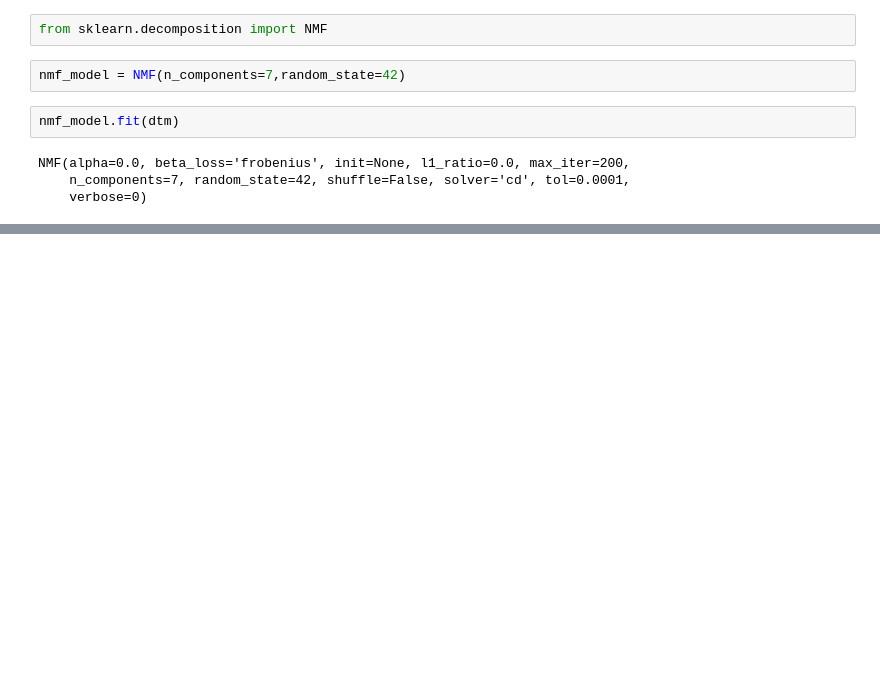
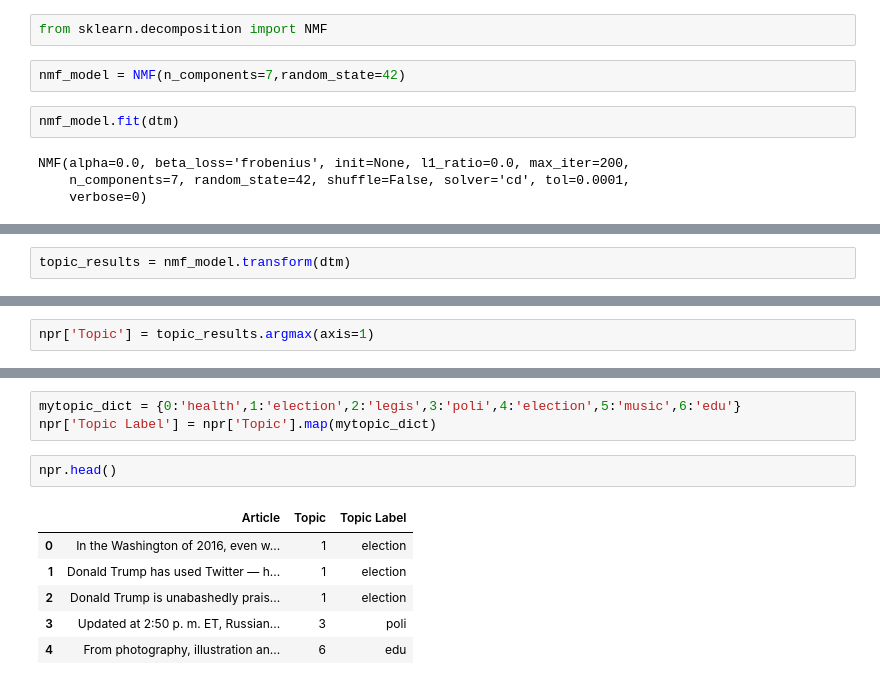
Before and after one commit to Ashishkhurana01/NLP, a Jupyter notebook: NLP.ipynb, the cells around one changed output, grey strips where cells are left out. Drawn from its saved outputs; the diff is of its cells as text; blank space fills up the shorter version.

```diff
--- a/NLP.ipynb
+++ b/NLP.ipynb
@@ -1689,0 +1717,2 @@ NMF(alpha=0.0, beta_loss='frobenius', init=None, l1_ratio=0.0, max_iter=200,
+# %%
+topic_results = nmf_model.transform(dtm)
@@ -1689,0 +1723,2 @@ NMF(alpha=0.0, beta_loss='frobenius', init=None, l1_ratio=0.0, max_iter=200,
+# %%
+npr['Topic'] = topic_results.argmax(axis=1)
@@ -1690,3 +1734,15 @@ NMF(alpha=0.0, beta_loss='frobenius', init=None, l1_ratio=0.0, max_iter=200,
+# %%
+mytopic_dict = {0:'health',1:'election',2:'legis',3:'poli',4:'election',5:'music',6:'edu'}
+npr['Topic Label'] = npr['Topic'].map(mytopic_dict)
+# %%
+npr.head()
+# %% [output]
+|  | Article | Topic | Topic Label |
+| 0 | In the Washington of 2016, even w... | 1 | election |
+| 1 | Donald Trump has used Twitter — h... | 1 | election |
+| 2 | Donald Trump is unabashedly prais... | 1 | election |
+| 3 | Updated at 2:50 p. m. ET, Russian... | 3 | poli |
+| 4 | From photography, illustration an... | 6 | edu |
 # %%
 ! git fetch
 ! git add test.txt
```
Also changed, not shown: parts of 5 cells of this notebook.
